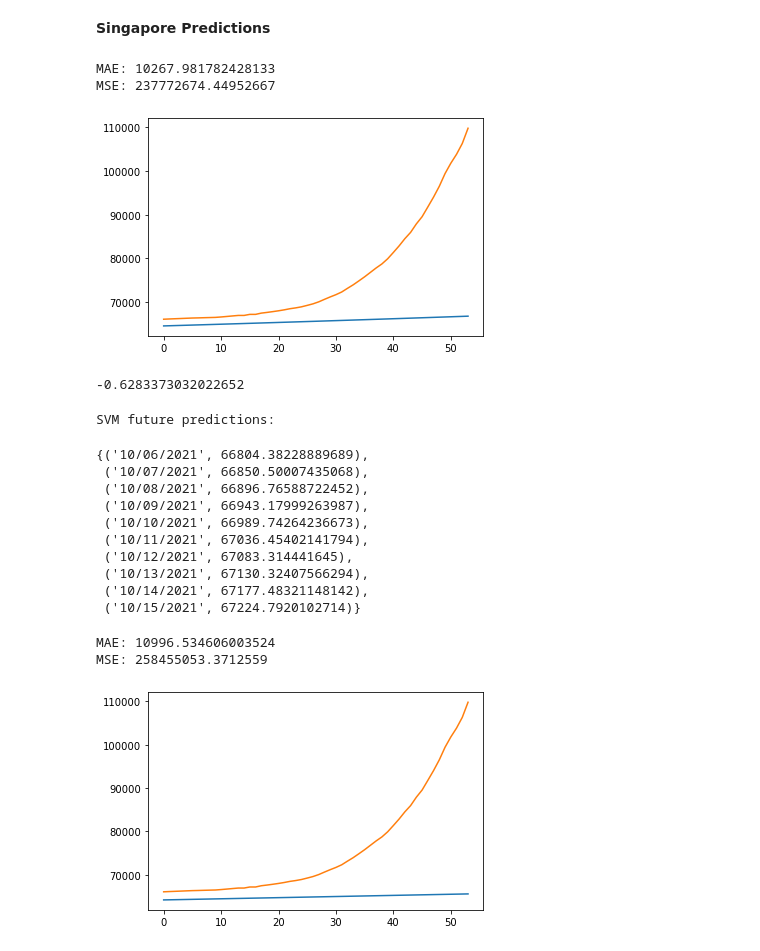
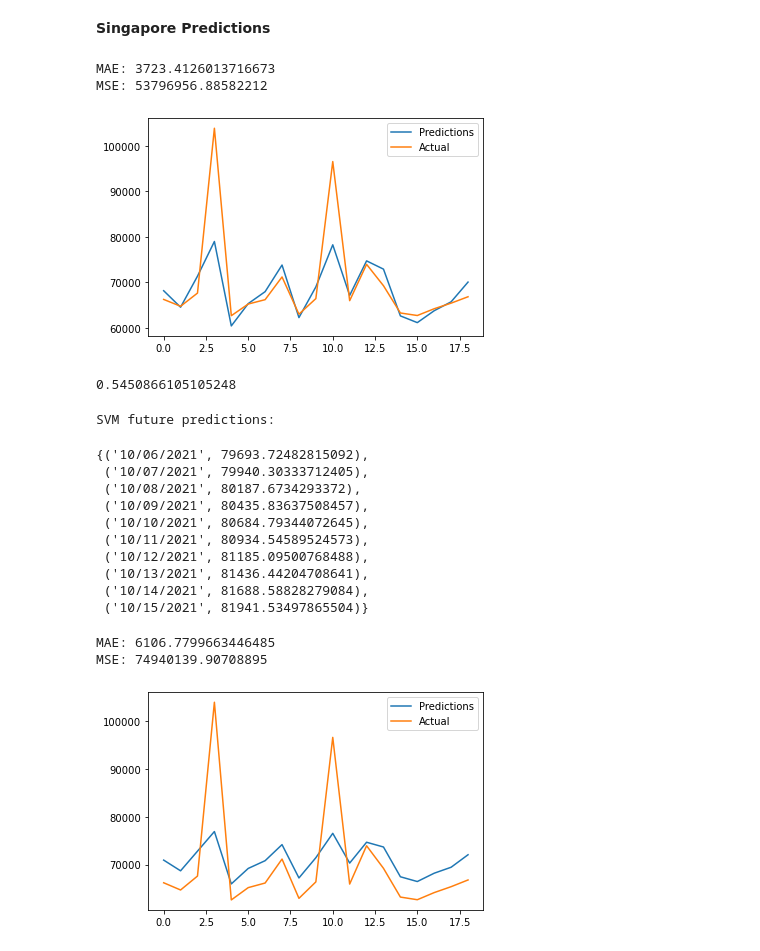
Before and after one commit to dvh549/Data_Mining, a Jupyter notebook: Covid-19 SVM & Linear Regression.ipynb, the cells around one changed output. Cells and saved outputs as stored; diff of their text form; code cells hidden in the pictures.

```diff
--- a/Covid-19 SVM & Linear Regression.ipynb
+++ b/Covid-19 SVM & Linear Regression.ipynb
@@ -585,30 +592,36 @@ Linear regression future predictions:
 start = datetime.date(2021, 1, 1)
 today = datetime.date.today()
 diff = today - start
-days_to_skip = future_forecast[-1][0] - diff.days
-X_train_sg_confirmed, X_test_sg_confirmed, y_train_sg_confirmed, y_test_sg_confirmed = train_test_split(days_since_1_22[days_to_skip:], singapore_cases[days_to_skip:], test_size=0.20, shuffle=False)
+days_to_skip = future_forecast[-1][0] - (100 or diff.days)
+X_train_sg_confirmed, X_test_sg_confirmed, y_train_sg_confirmed, y_test_sg_confirmed = train_test_split(days_since_1_22[days_to_skip:], singapore_cases[days_to_skip:], test_size=0.20, random_state=42)
 # %%
-svm_sg_confirmed = SVR(shrinking=True, kernel='poly', gamma=0.01, epsilon=1, degree=3, C=0.1)
+# play arnd with the below
+# gamma = [0.01, 0.1, 1]
+# epsilon = [0.01, 0.1, 1]
+# c = [0.01, 0.1, 1]
+
+svm_sg_confirmed = SVR(kernel='poly', gamma=0.01, epsilon=1, C=0.01)
 svm_sg_confirmed.fit(X_train_sg_confirmed, y_train_sg_confirmed.ravel())
 svm_sg_pred = svm_sg_confirmed.predict(future_forecast)
 # %%
 # check against testing data
 
 svm_sg_test_pred = svm_sg_confirmed.predict(X_test_sg_confirmed)
-plt.plot(svm_sg_test_pred)
-plt.plot(y_test_sg_confirmed)
+plt.plot(svm_sg_test_pred, label="Predictions")
+plt.plot(y_test_sg_confirmed, label="Actual")
+plt.legend(loc="best")
 print('MAE:', mean_absolute_error(svm_sg_test_pred, y_test_sg_confirmed))
-print('MSE:',mean_squared_error(svm_sg_test_pred, y_test_sg_confirmed))
+print('MSE:', mean_squared_error(svm_sg_test_pred, y_test_sg_confirmed))
 # %% [output]
-MAE: 10267.981782428133
-MSE: 237772674.44952667
+MAE: 3723.4126013716673
+MSE: 53796956.88582212
-[figure, old version]
+[figure, new version]
 # %%
 # r^2 score for SVM
 
 r2_score(y_test_sg_confirmed, svm_sg_test_pred)
 # %% [output]
--0.6283373032022652
+0.5450866105105248
 # %%
 # Predictions for the next 10 days using SVM
 
@@ -616,16 +629,16 @@ print('SVM future predictions:')
 set(zip(future_forecast_dates[-10:], svm_sg_pred[-10:]))
 # %% [output]
 SVM future predictions:
-{('10/06/2021', 66804.38228889689),
- ('10/07/2021', 66850.50007435068),
- ('10/08/2021', 66896.76588722452),
- ('10/09/2021', 66943.17999263987),
- ('10/10/2021', 66989.74264236673),
- ('10/11/2021', 67036.45402141794),
- ('10/12/2021', 67083.314441645),
- ('10/13/2021', 67130.32407566294),
- ('10/14/2021', 67177.48321148142),
- ('10/15/2021', 67224.7920102714)}
+{('10/06/2021', 79693.72482815092),
+ ('10/07/2021', 79940.30333712405),
+ ('10/08/2021', 80187.6734293372),
+ ('10/09/2021', 80435.83637508457),
+ ('10/10/2021', 80684.79344072645),
+ ('10/11/2021', 80934.54589524573),
+ ('10/12/2021', 81185.09500768488),
+ ('10/13/2021', 81436.44204708641),
+ ('10/14/2021', 81688.58828279084),
+ ('10/15/2021', 81941.53497865504)}
 # %%
 # Using Linear regression model to make predictions
 
@@ -634,14 +647,15 @@ linear_model_sg.fit(X_train_sg_confirmed, y_train_sg_confirmed)
 test_linear_pred_sg = linear_model_sg.predict(X_test_sg_confirmed)
 linear_pred_sg = linear_model_sg.predict(future_forecast)
 # %%
-plt.plot(test_linear_pred_sg)
-plt.plot(y_test_sg_confirmed)
+plt.plot(test_linear_pred_sg, label="Predictions")
+plt.plot(y_test_sg_confirmed, label="Actual")
+plt.legend(loc="best")
 print('MAE:', mean_absolute_error(test_linear_pred_sg, y_test_sg_confirmed))
-print('MSE:',mean_squared_error(test_linear_pred_sg, y_test_sg_confirmed))
+print('MSE:', mean_squared_error(test_linear_pred_sg, y_test_sg_confirmed))
 # %% [output]
-MAE: 10996.534606003524
-MSE: 258455053.3712559
+MAE: 6106.7799663446485
+MSE: 74940139.90708895
-[figure, old version]
+[figure, new version]
 # %%
 # r^2 score for LR
 
```
Also changed, not shown: parts of 17 cells of this notebook.
